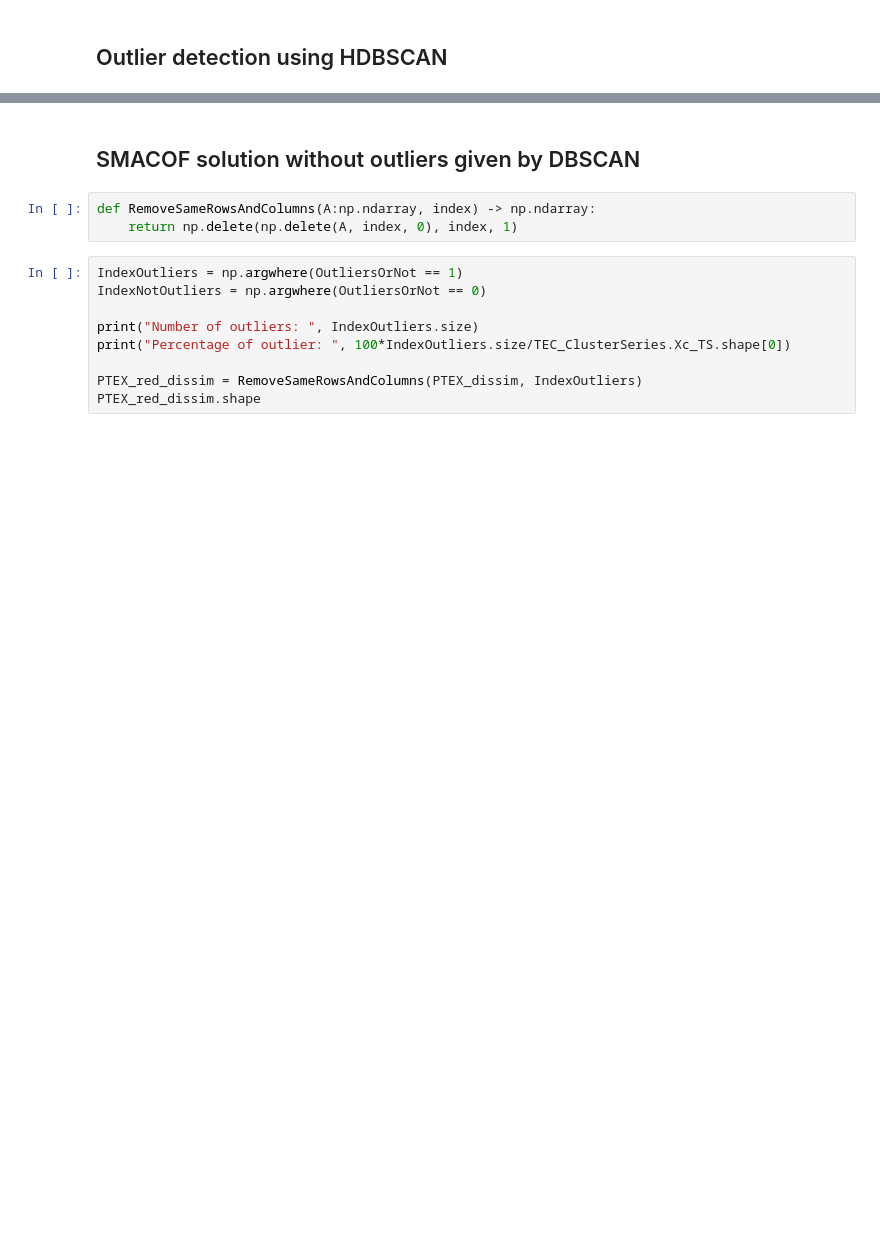
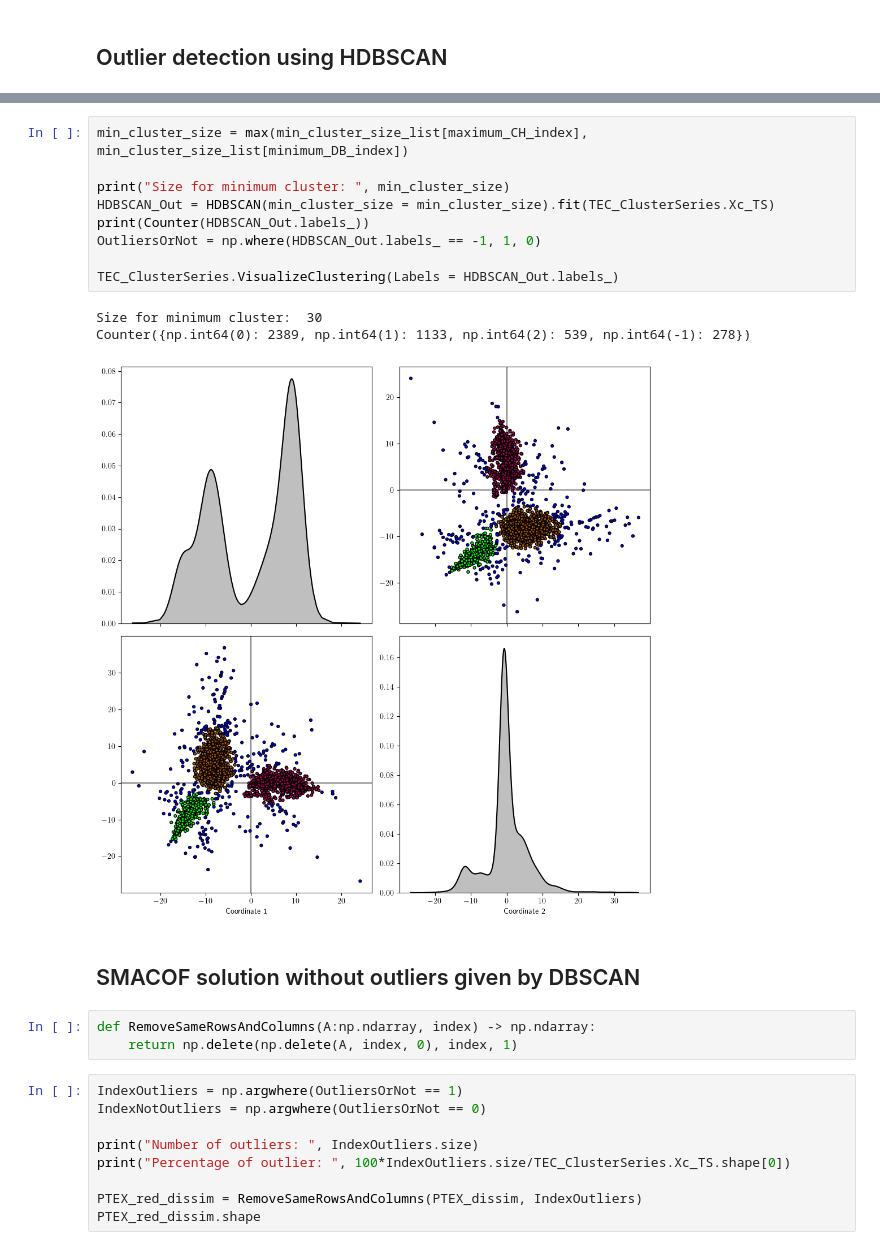
Before and after one commit to FedeSS99/ClusterTEC, a Jupyter notebook: ClusterVTECseries_MDS_Outliers.ipynb, the cells around one changed output, grey strips where cells are left out. Drawn from its saved outputs; the diff is of its cells as text; blank space fills up the shorter version.

```diff
--- a/ClusterVTECseries_MDS_Outliers.ipynb
+++ b/ClusterVTECseries_MDS_Outliers.ipynb
@@ -94,3 +94,16 @@ Counter({0: 2387, 1: 1115, 2: 538, -1: 299})
+# %%
+min_cluster_size = max(min_cluster_size_list[maximum_CH_index], min_cluster_size_list[minimum_DB_index])
+
+print("Size for minimum cluster: ", min_cluster_size)
+HDBSCAN_Out = HDBSCAN(min_cluster_size = min_cluster_size).fit(TEC_ClusterSeries.Xc_TS)
+print(Counter(HDBSCAN_Out.labels_))
+OutliersOrNot = np.where(HDBSCAN_Out.labels_ == -1, 1, 0)
+
+TEC_ClusterSeries.VisualizeClustering(Labels = HDBSCAN_Out.labels_)
+# %% [output]
+Size for minimum cluster:  30
+Counter({np.int64(0): 2389, np.int64(1): 1133, np.int64(2): 539, np.int64(-1): 278})
+[figure, added]
 # %% [markdown]
 ## SMACOF solution without outliers given by DBSCAN
 # %%
```
Also changed, not shown: parts of 8 cells of this notebook, 1 other file.
